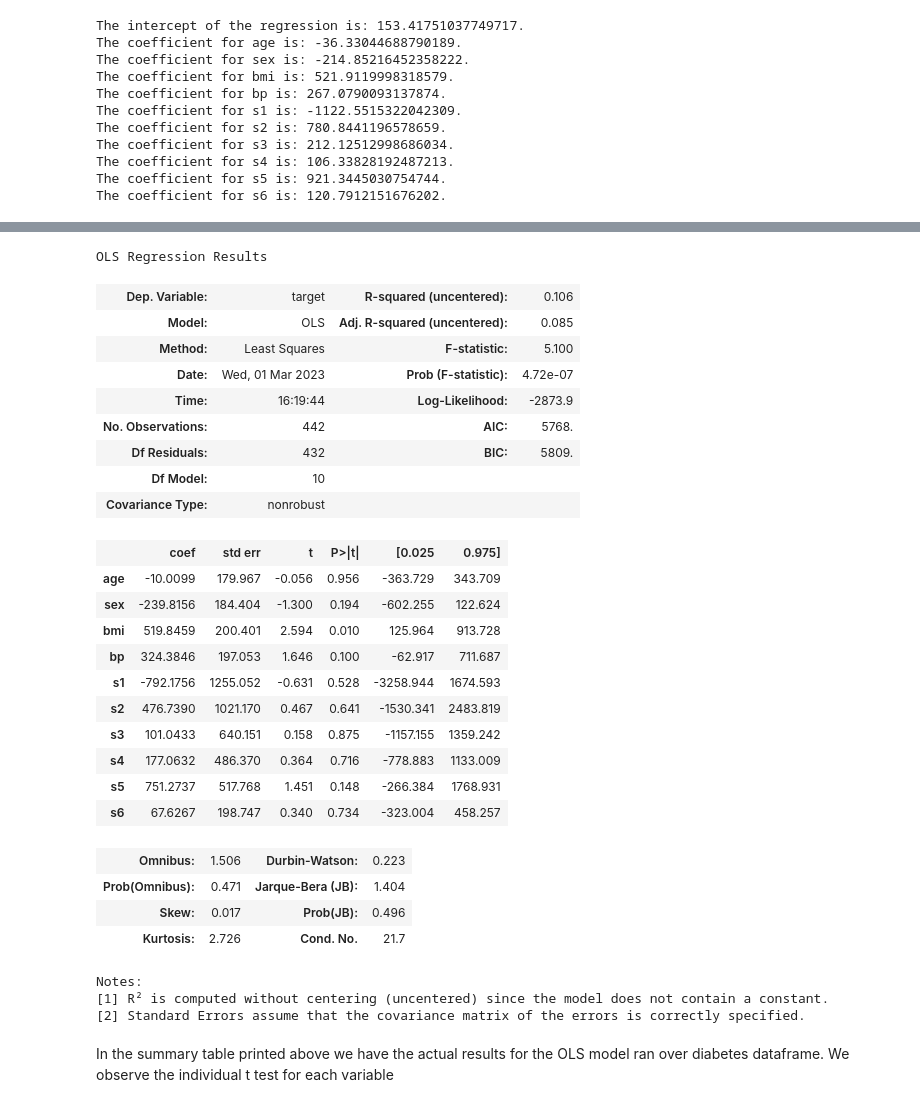
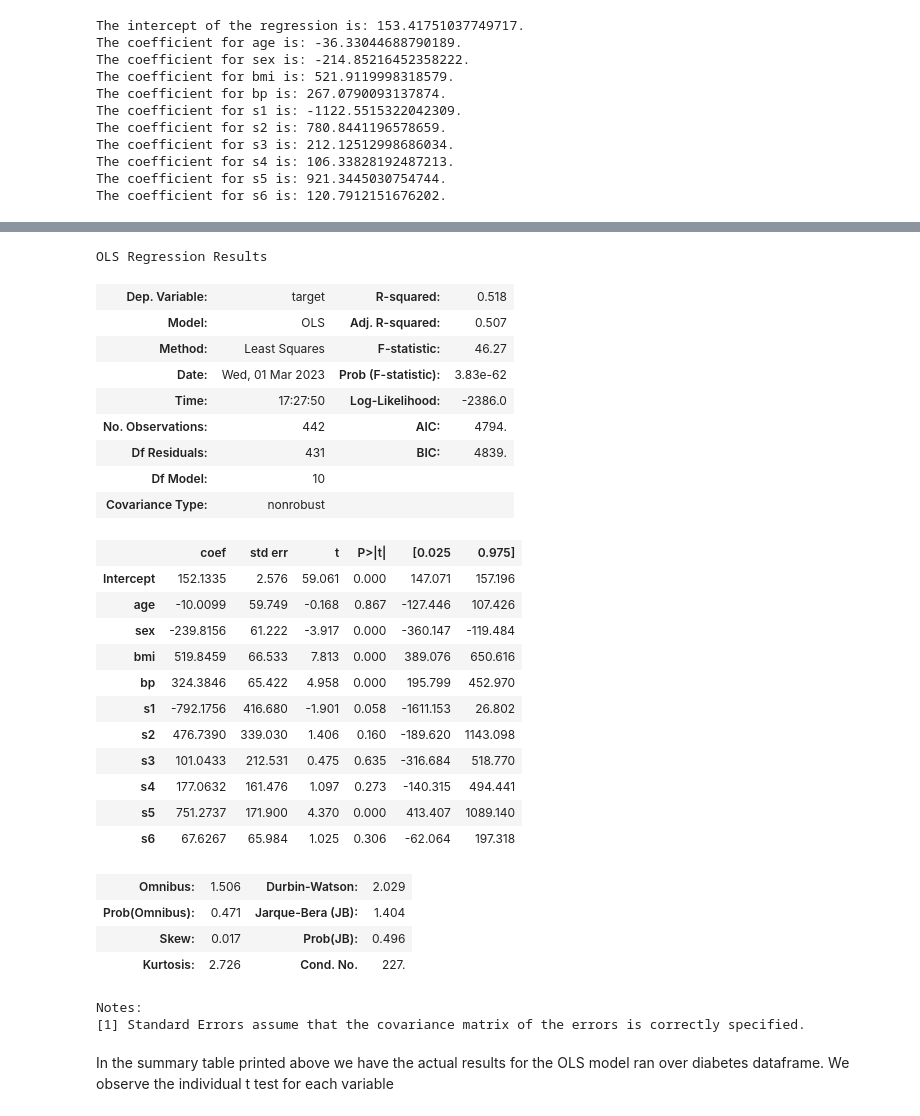
Before and after one commit to Ironhack-data-bcn-january-2023/lab-intro-to-sklearn, a Jupyter notebook: your-code/main.ipynb, the cells around one changed output, grey strips where cells are left out. Saved outputs shown, nothing was run; the diff lists cells and outputs as text; code cells hidden in the pictures.

```diff
--- a/your-code/main.ipynb
+++ b/your-code/main.ipynb
@@ -128,40 +128,41 @@ Your result should look similar to this:
 ![ols](../ols-results.png)
 # %%
 # Your code here:
-import statsmodels.regression.linear_model as linear_regression
+# import statsmodels.regression.linear_model as linear_regression CHECK WHY DOES NOT WORK
+import statsmodels.formula.api as smf
 
-diabetes_ols = linear_regression.OLS(diabetes['target'], diabetes[['age', 'sex', 'bmi', 'bp', 's1', 's2', 's3', 's4', 's5', 's6']])
+diabetes_ols = smf.ols("target ~ age + sex + bmi + bp + s1 + s2 + s3 + s4 + s5 + s6", data=diabetes)
 fit_diabetes_ols = diabetes_ols.fit()
 fit_diabetes_ols.summary()
 # %% [output]
 OLS Regression Results
-| Dep. Variable: | target | R-squared (uncentered): | 0.106 |
-| Model: | OLS | Adj. R-squared (uncentered): | 0.085 |
-| Method: | Least Squares | F-statistic: | 5.100 |
-| Date: | Wed, 01 Mar 2023 | Prob (F-statistic): | 4.72e-07 |
-| Time: | 16:19:44 | Log-Likelihood: | -2873.9 |
-| No. Observations: | 442 | AIC: | 5768. |
-| Df Residuals: | 432 | BIC: | 5809. |
+| Dep. Variable: | target | R-squared: | 0.518 |
+| Model: | OLS | Adj. R-squared: | 0.507 |
+| Method: | Least Squares | F-statistic: | 46.27 |
+| Date: | Wed, 01 Mar 2023 | Prob (F-statistic): | 3.83e-62 |
+| Time: | 17:27:50 | Log-Likelihood: | -2386.0 |
+| No. Observations: | 442 | AIC: | 4794. |
+| Df Residuals: | 431 | BIC: | 4839. |
 | Df Model: | 10 |  |  |
 | Covariance Type: | nonrobust |  |  |
 |  | coef | std err | t | P>|t| | [0.025 | 0.975] |
-| age | -10.0099 | 179.967 | -0.056 | 0.956 | -363.729 | 343.709 |
-| sex | -239.8156 | 184.404 | -1.300 | 0.194 | -602.255 | 122.624 |
-| bmi | 519.8459 | 200.401 | 2.594 | 0.010 | 125.964 | 913.728 |
-| bp | 324.3846 | 197.053 | 1.646 | 0.100 | -62.917 | 711.687 |
-| s1 | -792.1756 | 1255.052 | -0.631 | 0.528 | -3258.944 | 1674.593 |
-| s2 | 476.7390 | 1021.170 | 0.467 | 0.641 | -1530.341 | 2483.819 |
-| s3 | 101.0433 | 640.151 | 0.158 | 0.875 | -1157.155 | 1359.242 |
-| s4 | 177.0632 | 486.370 | 0.364 | 0.716 | -778.883 | 1133.009 |
-| s5 | 751.2737 | 517.768 | 1.451 | 0.148 | -266.384 | 1768.931 |
-| s6 | 67.6267 | 198.747 | 0.340 | 0.734 | -323.004 | 458.257 |
+| Intercept | 152.1335 | 2.576 | 59.061 | 0.000 | 147.071 | 157.196 |
+| age | -10.0099 | 59.749 | -0.168 | 0.867 | -127.446 | 107.426 |
+| sex | -239.8156 | 61.222 | -3.917 | 0.000 | -360.147 | -119.484 |
+| bmi | 519.8459 | 66.533 | 7.813 | 0.000 | 389.076 | 650.616 |
+| bp | 324.3846 | 65.422 | 4.958 | 0.000 | 195.799 | 452.970 |
+| s1 | -792.1756 | 416.680 | -1.901 | 0.058 | -1611.153 | 26.802 |
+| s2 | 476.7390 | 339.030 | 1.406 | 0.160 | -189.620 | 1143.098 |
+| s3 | 101.0433 | 212.531 | 0.475 | 0.635 | -316.684 | 518.770 |
+| s4 | 177.0632 | 161.476 | 1.097 | 0.273 | -140.315 | 494.441 |
+| s5 | 751.2737 | 171.900 | 4.370 | 0.000 | 413.407 | 1089.140 |
+| s6 | 67.6267 | 65.984 | 1.025 | 0.306 | -62.064 | 197.318 |
-| Omnibus: | 1.506 | Durbin-Watson: | 0.223 |
+| Omnibus: | 1.506 | Durbin-Watson: | 2.029 |
 | Prob(Omnibus): | 0.471 | Jarque-Bera (JB): | 1.404 |
 | Skew: | 0.017 | Prob(JB): | 0.496 |
-| Kurtosis: | 2.726 | Cond. No. | 21.7 |
+| Kurtosis: | 2.726 | Cond. No. | 227. |
 Notes:
-[1] R² is computed without centering (uncentered) since the model does not contain a constant.
-[2] Standard Errors assume that the covariance matrix of the errors is correctly specified.
+[1] Standard Errors assume that the covariance matrix of the errors is correctly specified.
 # %% [markdown]
 In the summary table printed above we have the actual results for the OLS model ran over diabetes dataframe.
 We observe the individual t test for each variable
```
Also changed, not shown: parts of 17 cells of this notebook.
